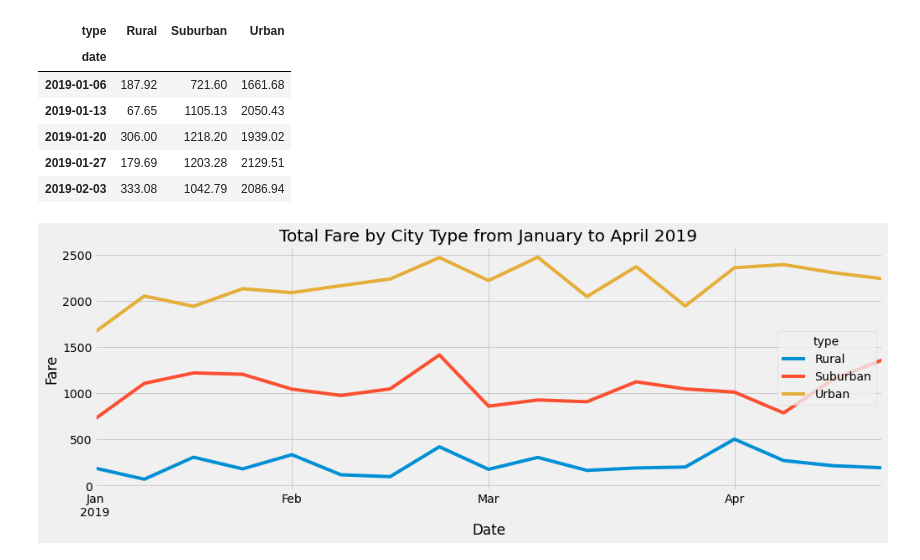
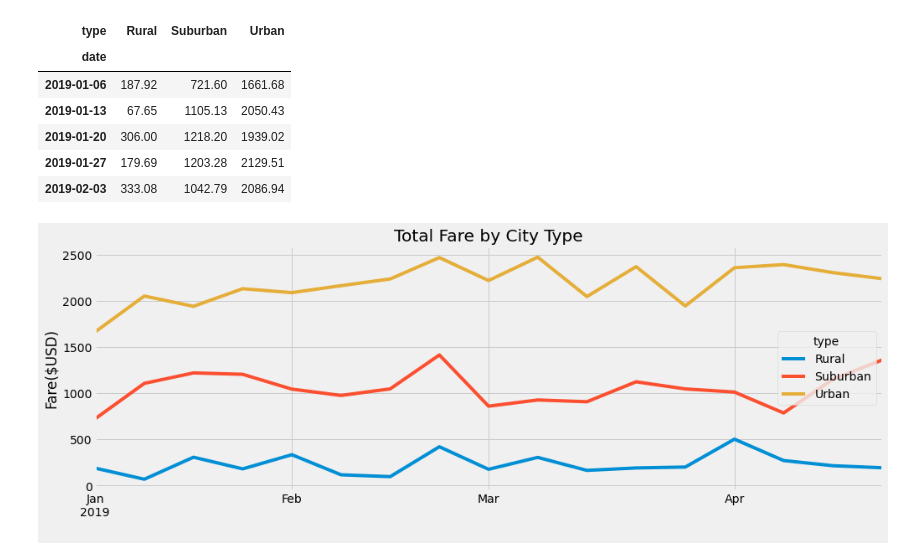
Before and after one commit to rulamia/PyBer_Analysis, a Jupyter notebook: PyBer_Challenge.ipynb, the cells around one changed output. Drawn from its saved outputs; the diff is of its cells as text; code cells hidden in the pictures.

```diff
--- a/PyBer_Challenge.ipynb
+++ b/PyBer_Challenge.ipynb
@@ -228,15 +228,15 @@ fare_jan_to_april_weeks_df.head()
 # %%
 # 8. Using the object-oriented interface method, plot the resample DataFrame using the df.plot() function.
 
 # Import the style from Matplotlib.
 from matplotlib import style
 # Use the graph style fivethirtyeight.
 style.use('fivethirtyeight')
 
 fare_jan_to_april_weeks_df.plot(figsize=(15,5))
-plt.xlabel("Date")
-plt.ylabel("Fare ($US)")
-plt.title("Total Fare by City Type from January to April 2019")
-plt.savefig("./Resources/Pyber_fare_summary.png")
+plt.xlabel(" ")
+plt.ylabel("Fare($USD)")
+plt.title("Total Fare by City Type")
+plt.savefig("./analysis/Pyber_fare_summary.png")
 # %% [output]
-[figure, old version]
+[figure, new version]
```
Also changed, not shown: 1 other file.
